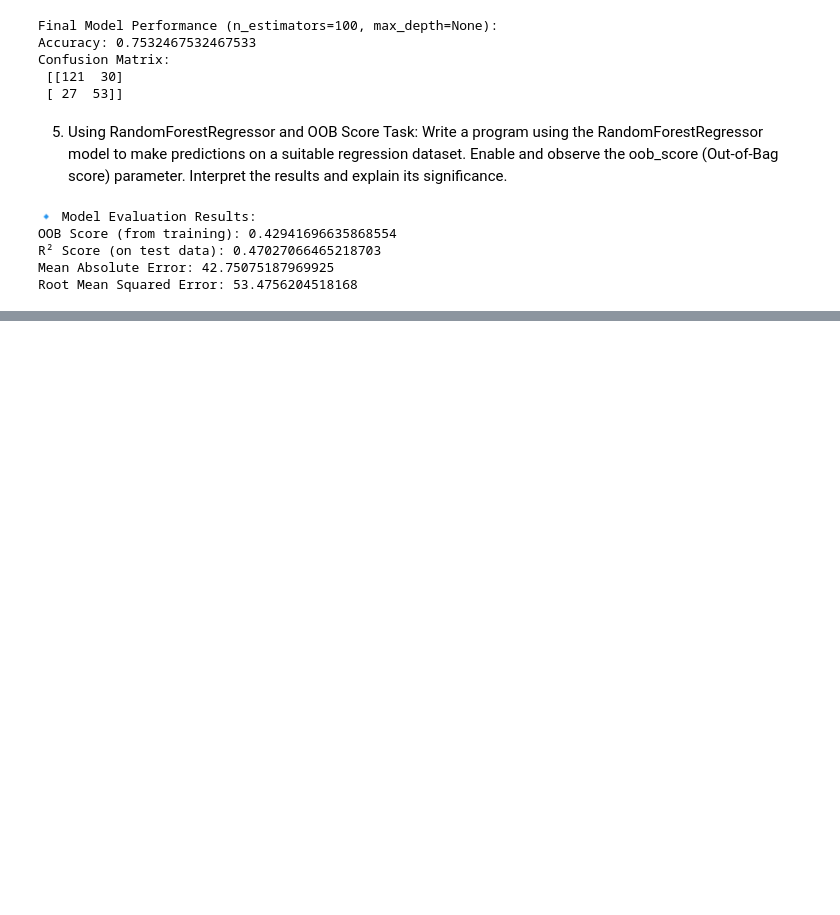
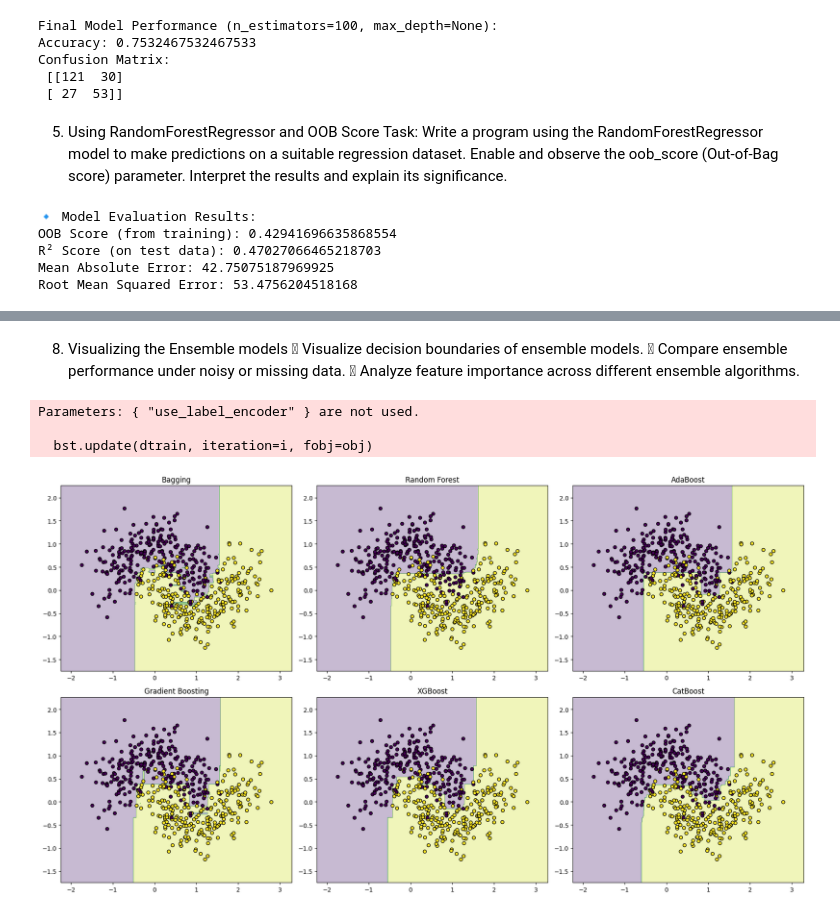
Before and after one commit to manasamorthad/Machine-Learning, a Jupyter notebook: ensemble.ipynb, the cells around one changed output, grey strips where cells are left out. Saved outputs shown, nothing was run; the diff lists cells and outputs as text; code cells hidden in the pictures; blank space fills up the shorter version.

Commit message:
Ensemble Learning

```diff
--- a/ensemble.ipynb
+++ b/ensemble.ipynb
@@ -323,0 +422,7 @@ Root Mean Squared Error: 53.4756204518168
+# %%
+xgb = XGBClassifier(n_estimators=100, learning_rate=0.1, max_depth=3, random_state=42, use_label_encoder=False, eval_metric='logloss')
+xgb.fit(x_train, y_train)
+y_pred = xgb.predict(x_test)
+
+print("🔹 XGBoost Classifier Results:")
+print("Accuracy:", metrics.accuracy_score(y_test, y_pred))
@@ -323,0 +435,7 @@ Root Mean Squared Error: 53.4756204518168
+# %%
+cat = CatBoostClassifier(iterations=100, learning_rate=0.1, depth=4, verbose=0, random_seed=42)
+cat.fit(x_train, y_train)
+y_pred = cat.predict(x_test)
+
+print("🔹 CatBoost Classifier Results:")
+print("Accuracy:", metrics.accuracy_score(y_test, y_pred))
@@ -323,0 +502,47 @@ Root Mean Squared Error: 53.4756204518168
+# %% [markdown]
+8. Visualizing the Ensemble models
+ Visualize decision boundaries of ensemble models.
+ Compare ensemble performance under noisy or missing data.
+ Analyze feature importance across different ensemble algorithms.
+# %%
+from sklearn.datasets import make_moons
+# Create a 2D dataset
+X, y = make_moons(n_samples=500, noise=0.3, random_state=42)
+x_train, x_test, y_train, y_test = train_test_split(X, y, test_size=0.3, random_state=42)
+
+# Define models
+models = {
+    "Bagging": BaggingClassifier(n_estimators=50, random_state=42),
+    "Random Forest": RandomForestClassifier(n_estimators=50, max_depth=3, random_state=42),
+    "AdaBoost": AdaBoostClassifier(n_estimators=50, learning_rate=0.8, random_state=42),
+    "Gradient Boosting": GradientBoostingClassifier(n_estimators=50, learning_rate=0.1, max_depth=3, random_state=42),
+    "XGBoost": XGBClassifier(n_estimators=50, learning_rate=0.1, max_depth=3, use_label_encoder=False, eval_metric='logloss', random_state=42),
+    "CatBoost": CatBoostClassifier(iterations=50, learning_rate=0.1, depth=3, verbose=0, random_seed=42)
+}
+
+# Function to plot decision boundary
+def plot_decision_boundary(model, X, y, ax, title):
+    x_min, x_max = X[:, 0].min() - .5, X[:, 0].max() + .5
+    y_min, y_max = X[:, 1].min() - .5, X[:, 1].max() + .5
+    xx, yy = np.meshgrid(np.arange(x_min, x_max, 0.01),
+                         np.arange(y_min, y_max, 0.01))
+    Z = model.predict(np.c_[xx.ravel(), yy.ravel()])
+    Z = Z.reshape(xx.shape)
+    ax.contourf(xx, yy, Z, alpha=0.3)
+    ax.scatter(X[:, 0], X[:, 1], c=y, s=30, edgecolor='k')
+    ax.set_title(title)
+
+# Plot boundaries for all models
+fig, axes = plt.subplots(2, 3, figsize=(18, 10))
+axes = axes.ravel()
+for idx, (name, model) in enumerate(models.items()):
+    model.fit(x_train, y_train)
+    plot_decision_boundary(model, X, y, axes[idx], name)
+
+plt.tight_layout()
+plt.show()
+# %% [output]
+Parameters: { "use_label_encoder" } are not used.
+
+  bst.update(dtrain, iteration=i, fobj=obj)
+[figure, added]
```
Also changed, not shown: parts of 24 cells of this notebook.
